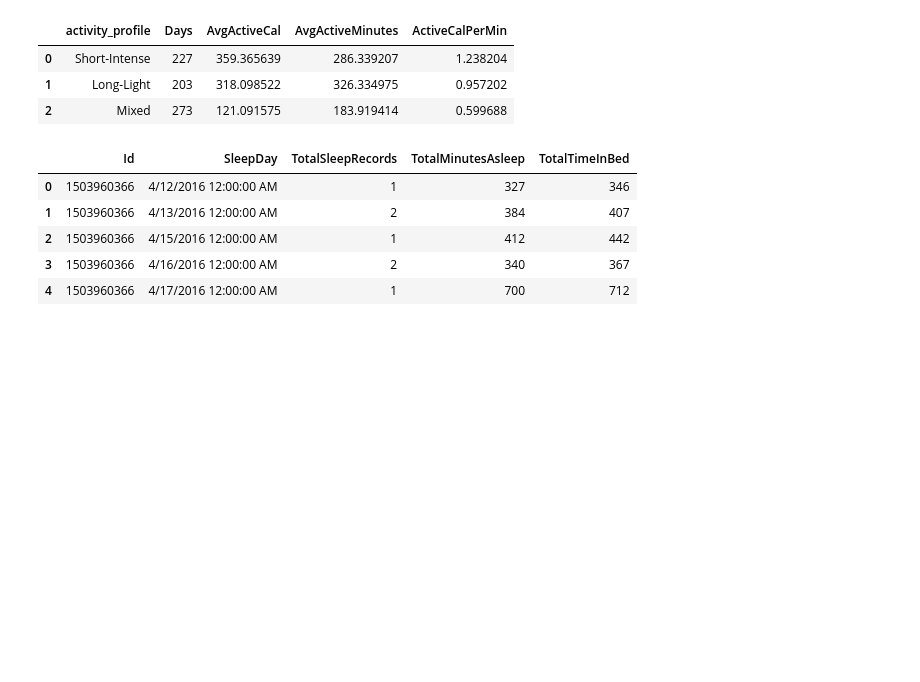
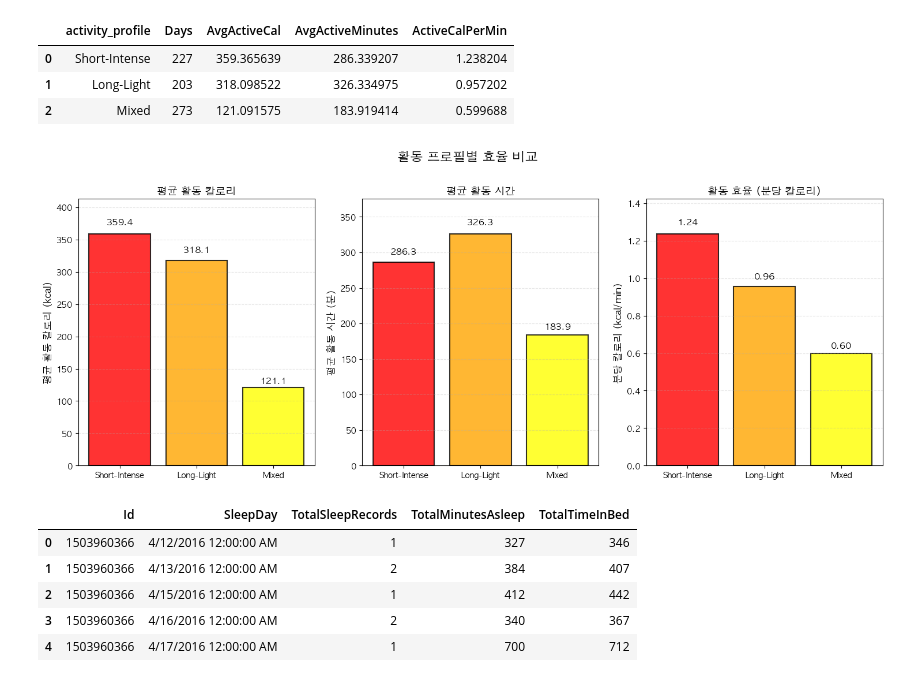
Before and after one commit to jeesy95-creator/sparta_15, a Jupyter notebook: notebooks/Soyun.ipynb, the cells around one changed output. Cells and saved outputs as stored; diff of their text form; code cells hidden in the pictures; blank space fills up the shorter version.

```diff
--- a/notebooks/Soyun.ipynb
+++ b/notebooks/Soyun.ipynb
@@ -1457,6 +1472,45 @@ profile_eff
 | 0 | Short-Intense | 227 | 359.365639 | 286.339207 | 1.238204 |
 | 1 | Long-Light | 203 | 318.098522 | 326.334975 | 0.957202 |
 | 2 | Mixed | 273 | 121.091575 | 183.919414 | 0.599688 |
+# %%
+# 서브플롯 생성
+fig, axes = plt.subplots(1, 3, figsize=(18, 6))
+fig.suptitle('활동 프로필별 효율 비교', fontsize=16, fontweight='bold', y=1.02)
+
+colors = ['red', 'orange', 'yellow']
+metric_cols = ['AvgActiveCal', 'AvgActiveMinutes', 'ActiveCalPerMin']
+metric_labels = ['평균 활동 칼로리 (kcal)', '평균 활동 시간 (분)', '분당 칼로리 (kcal/min)']
+metric_titles = ['평균 활동 칼로리', '평균 활동 시간', '활동 효율 (분당 칼로리)']
+
+# enumerate와 zip을 활용한 반복문
+for idx, (col, label, title) in enumerate(zip(metric_cols, metric_labels, metric_titles)):
+    ax = axes[idx]
+
+    # 바 차트 그리기
+    bars = ax.bar(
+        profile_eff['activity_profile'],
+        profile_eff[col],
+        color=colors,
+        edgecolor='black',
+        linewidth=1.5,
+        alpha=0.8
+    )
+
+    # 축 레이블 및 제목
+    ax.set_ylabel(label, fontsize=12, fontweight='bold')
+    ax.set_title(title, fontsize=13, fontweight='bold')
+    ax.grid(axis='y', alpha=0.3, linestyle='--')
+    ax.set_ylim(0, profile_eff[col].max() * 1.15)
+
+    # 값 표시
+    for bar, val in zip(bars, profile_eff[col]):
+        offset = val * 0.03  # 값에 비례한 오프셋
+        format_str = '{:.2f}' if col == 'ActiveCalPerMin' else '{:.1f}'
+        ax.text(bar.get_x() + bar.get_width()/2., val + offset,
+                format_str.format(val),
+                ha='center', va='bottom', fontsize=11, fontweight='bold')
+# %% [output]
+[figure, added]
 # %%
 #수면 패턴 분석
 sleep = pd.read_csv(
```
Also changed, not shown: parts of 2 cells of this notebook, 8 other files.
